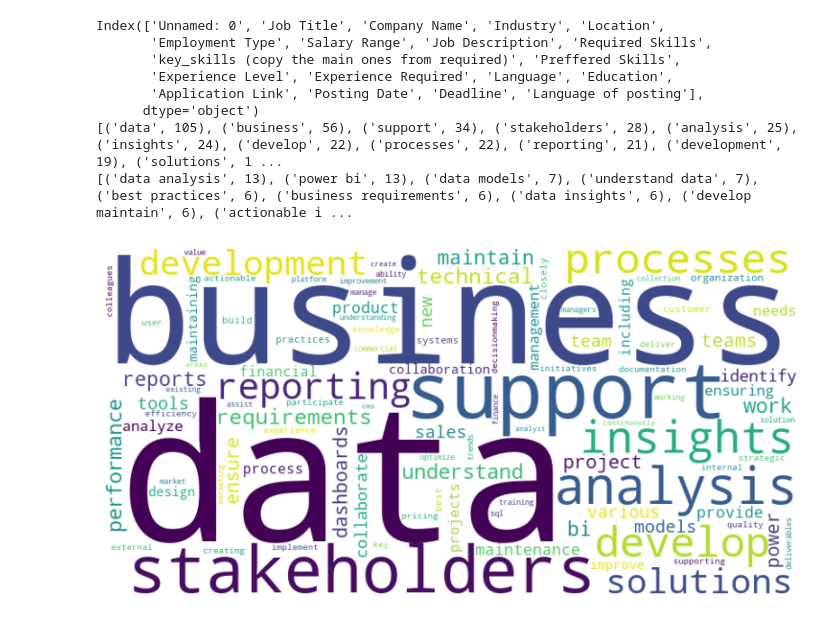
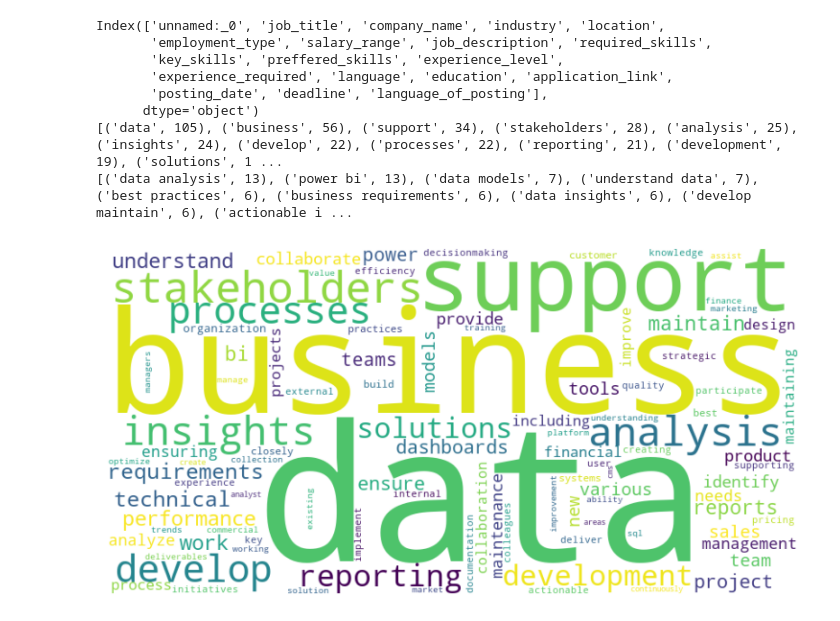
Before and after one commit to AnnaShliapkina/JobProject, a Jupyter notebook: new.ipynb, the cells around one changed output. Saved outputs shown, nothing was run; the diff lists cells and outputs as text; code cells hidden in the pictures.

Commit message:
add new data and key_skills analysis

```diff
--- a/new.ipynb
+++ b/new.ipynb
@@ -16,10 +16,10 @@ df = pd.read_csv(file_path)
 print(df.columns)
 
 # Get the "Job Description" column and replace NaN with empty strings
-df['Job Description'] = df['Job Description'].fillna('')
+df['job_description'] = df['job_description'].fillna('')
 
 # Convert to a list
-job_descriptions = df['Job Description'].tolist()
+job_descriptions = df['job_description'].tolist()
 
 # Convert to DataFrame
 df = pd.DataFrame(job_descriptions, columns=['description'])
@@ -40,36 +40,36 @@ df['cleaned'] = df['description'].apply(preprocess_text)
 stop_words = list(ENGLISH_STOP_WORDS)
 
 # Tokenization and transformation to vectors with stopwords removal
 vectorizer = CountVectorizer(stop_words=stop_words)
 X = vectorizer.fit_transform(df['cleaned'])
 word_freq = X.sum(axis=0).A1
 word_freq = dict(zip(vectorizer.get_feature_names_out(), word_freq))
 
 # Print the most frequent words
 sorted_word_freq = sorted(word_freq.items(), key=lambda x: x[1], reverse=True)
 print(sorted_word_freq[:20])
 
 # Bigram analysis
 vectorizer = CountVectorizer(ngram_range=(2, 2), stop_words=stop_words)
 X = vectorizer.fit_transform(df['cleaned'])
 bigram_freq = X.sum(axis=0).A1
 bigram_freq = dict(zip(vectorizer.get_feature_names_out(), bigram_freq))
 sorted_bigram_freq = sorted(bigram_freq.items(), key=lambda x: x[1], reverse=True)
 print(sorted_bigram_freq[:10])
 
 # Visualization - Word Cloud
 wordcloud = WordCloud(width=800, height=400, max_words=100, background_color='white').generate_from_frequencies(word_freq)
 plt.figure(figsize=(10, 5))
 plt.imshow(wordcloud, interpolation='bilinear')
 plt.axis('off')
 plt.show()
 # %% [output]
-Index(['Unnamed: 0', 'Job Title', 'Company Name', 'Industry', 'Location',
-       'Employment Type', 'Salary Range', 'Job Description', 'Required Skills',
-       'key_skills (copy the main ones from required)', 'Preffered Skills',
-       'Experience Level', 'Experience Required', 'Language', 'Education',
-       'Application Link', 'Posting Date', 'Deadline', 'Language of posting'],
+Index(['unnamed:_0', 'job_title', 'company_name', 'industry', 'location',
+       'employment_type', 'salary_range', 'job_description', 'required_skills',
+       'key_skills', 'preffered_skills', 'experience_level',
+       'experience_required', 'language', 'education', 'application_link',
+       'posting_date', 'deadline', 'language_of_posting'],
       dtype='object')
 [('data', 105), ('business', 56), ('support', 34), ('stakeholders', 28), ('analysis', 25), ('insights', 24), ('develop', 22), ('processes', 22), ('reporting', 21), ('development', 19), ('solutions', 1 ...
 [('data analysis', 13), ('power bi', 13), ('data models', 7), ('understand data', 7), ('best practices', 6), ('business requirements', 6), ('data insights', 6), ('develop maintain', 6), ('actionable i ...
-[figure, old version]
+[figure, new version]
```
Also changed, not shown: parts of 1 cell of this notebook, 3 other files.
